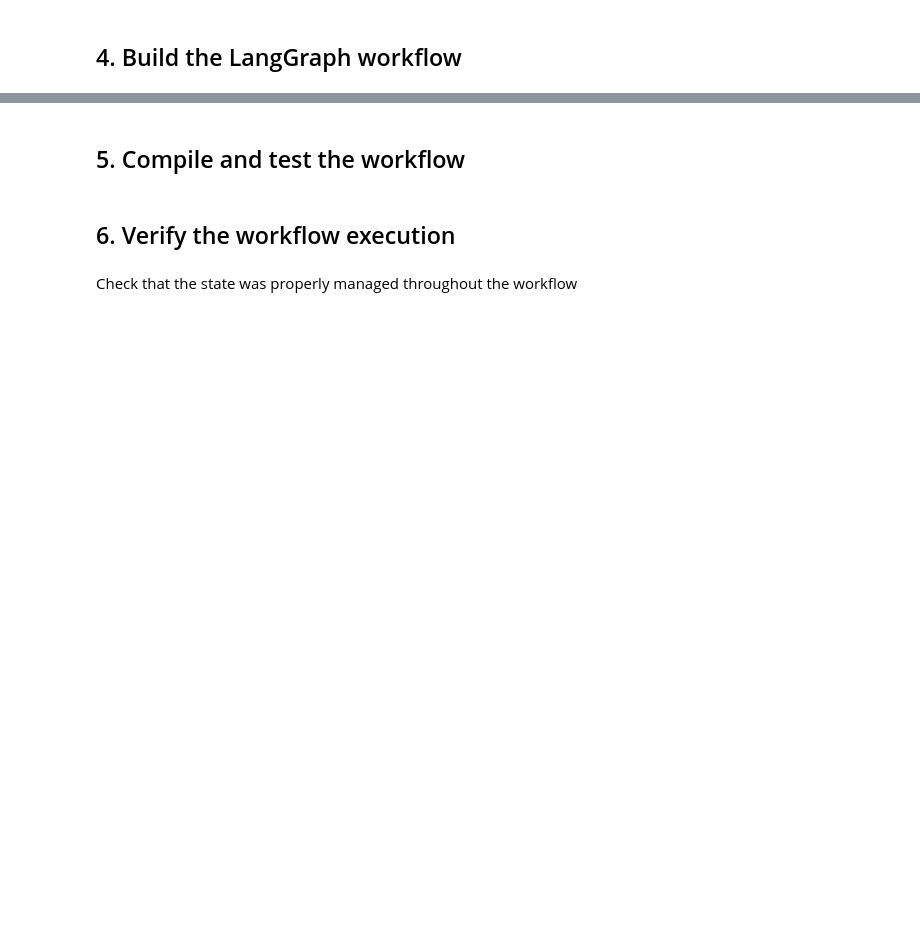
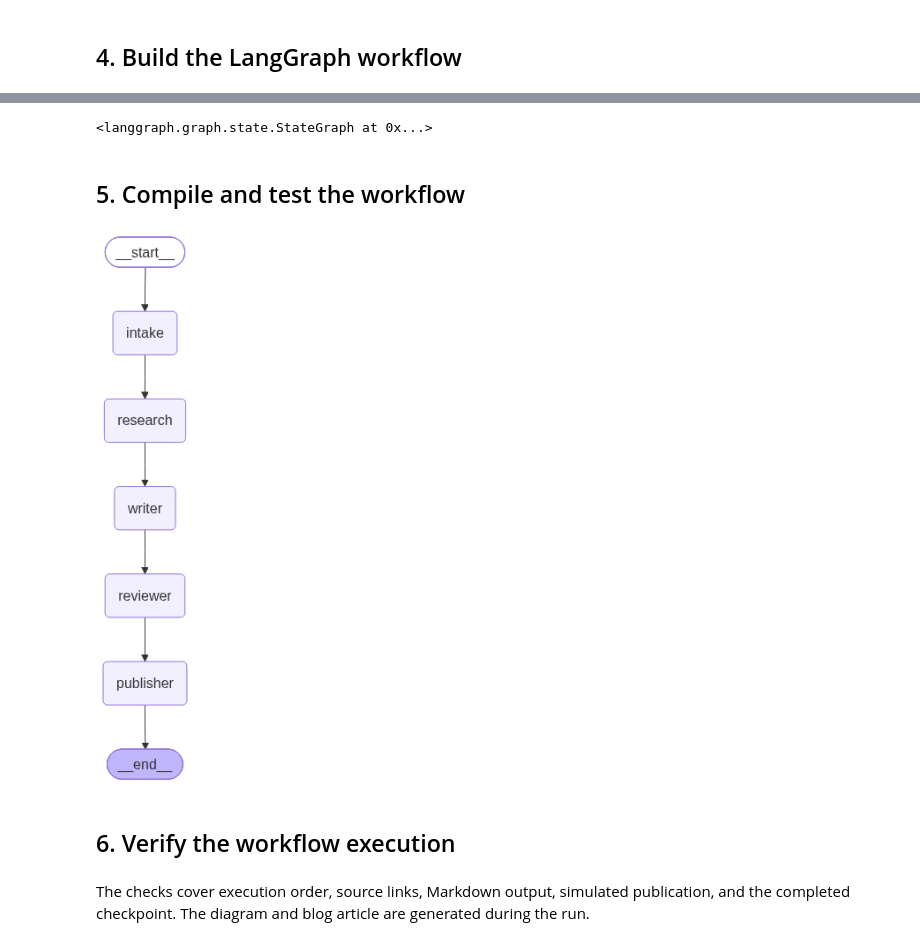
Before and after one commit to robertishimurasousa/Udacity-AKAgent, a Jupyter notebook: lessons/lesson-2-Implementing Multi-Agent_Architectures_with_LangGraph/exercises/starter/L2_starter_exercise_01_blog_post_pipeline.ipynb, the cells around one changed output, grey strips where cells are left out. Saved outputs shown, nothing was run; the diff lists cells and outputs as text; code cells hidden in the pictures; blank space fills up the shorter version.

Commit message:
feat(lesson-2): complete the blog post pipeline exercise

```diff
--- a/lessons/lesson-2-Implementing Multi-Agent_Architectures_with_LangGraph/exercises/starter/L2_starter_exercise_01_blog_post_pipeline.ipynb
+++ b/lessons/lesson-2-Implementing Multi-Agent_Architectures_with_LangGraph/exercises/starter/L2_starter_exercise_01_blog_post_pipeline.ipynb
@@ -112,8 +249,13 @@ def reviewer_node(state: BlogState) -> BlogState:
 # %%
-def publisher_node(state: BlogState) -> BlogState:
-    """Node for the publisher agent to finalize and publish."""
-    # TODO: Define the logic
-    pass
+def publisher_node(state: BlogState) -> dict:
+    if not state["final_markdown"].strip():
+        raise RuntimeError("The publisher requires a reviewed article.")
+    title = state["final_markdown"].splitlines()[0].removeprefix("# ").strip()
+    result = publisher_agent.invoke({"messages": [HumanMessage(content=f"Reviewed title: {title}")]})
+    publication = tool_payload(result, "publish_preview")
+    if publication != {"status": "published", "title": title}:
+        raise RuntimeError("Publication did not match the reviewed article.")
+    return {"publication": publication, "stages": ["publisher"]}
 # %% [markdown]
 ## 4. Build the LangGraph workflow
 # %% [markdown]
@@ -121,21 +263,31 @@ Create the workflow and add nodes and edges
 # %%
 workflow = StateGraph(BlogState)
 # %%
-# TODO: Add all the nodes
+stages = {
+    "intake": intake_node,
+    "research": research_node,
+    "writer": writer_node,
+    "reviewer": reviewer_node,
+    "publisher": publisher_node,
+}
+for name, node in stages.items():
+    workflow.add_node(name, node)
 # %%
 workflow.add_edge(START, "intake")
-
-# TODO: Define the ramaining workflow edges
-
+workflow.add_edge("intake", "research")
+workflow.add_edge("research", "writer")
+workflow.add_edge("writer", "reviewer")
+workflow.add_edge("reviewer", "publisher")
 workflow.add_edge("publisher", END)
+# %% [output]
+<langgraph.graph.state.StateGraph at 0x...>
 # %% [markdown]
 ## 5. Compile and test the workflow
 # %%
-graph = workflow.compile(checkpointer=MemorySaver())
+graph = workflow.compile(checkpointer=InMemorySaver())
 # %%
-display(
-    Image(
-        graph.get_graph().draw_mermaid_png()
-    )
-)
+diagram_png = graph.get_graph().draw_mermaid_png(draw_method=MermaidDrawMethod.API)
+display(Image(data=diagram_png))
+# %% [output]
+[figure, added]
 # %%
@@ -154,4 +298,4 @@ result = graph.invoke(
 # %% [markdown]
 ## 6. Verify the workflow execution
 # %% [markdown]
-Check that the state was properly managed throughout the workflow
+The checks cover execution order, source links, Markdown output, simulated publication, and the completed checkpoint. The diagram and blog article are generated during the run.
```
Also changed, not shown: parts of 23 cells of this notebook.
